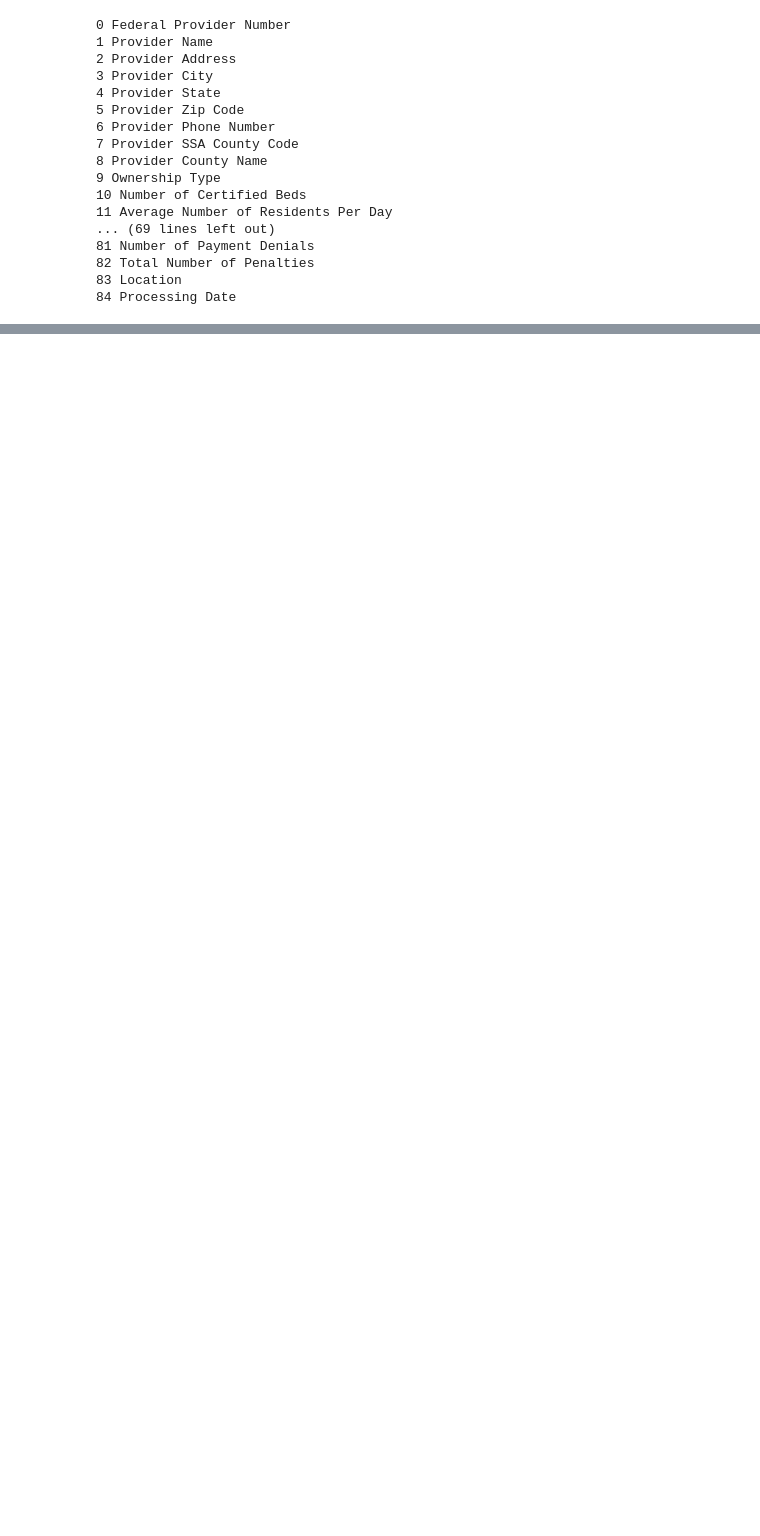
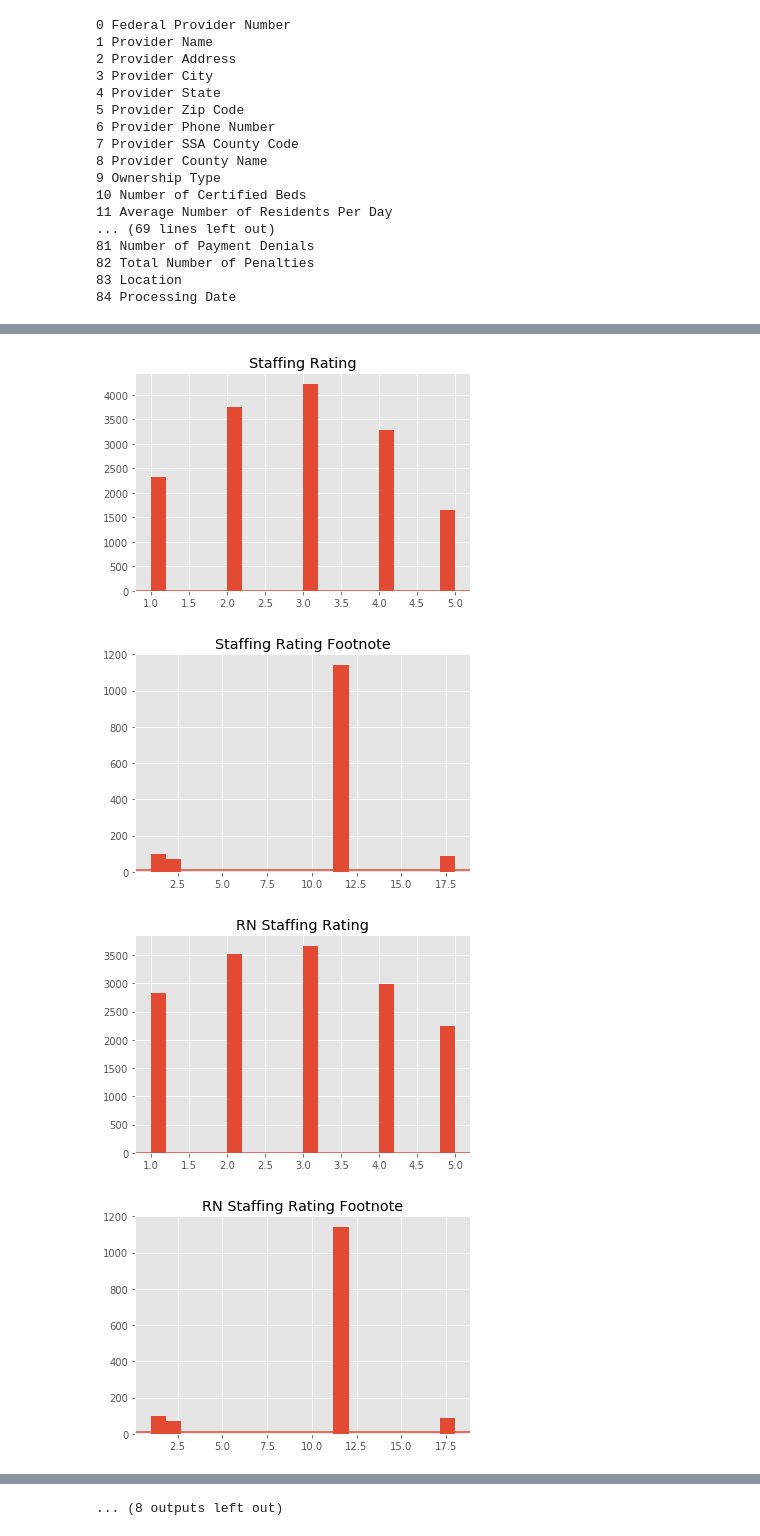
Before and after one commit to lbalido/nursing_homes, a Jupyter notebook: nursing_home.ipynb, the cells around one changed output, grey strips where cells are left out. Saved outputs shown, nothing was run; the diff lists cells and outputs as text; code cells hidden in the pictures; blank space fills up the shorter version.

```diff
--- a/nursing_home.ipynb
+++ b/nursing_home.ipynb
@@ -1,4 +12,3 @@
 # %%
-import pandas as pd
-
-nursing_home_import = pd.read_csv('Provider_Info.csv')
+df_import = pd.read_csv('Provider_Info.csv')
+df_import.head(1)
@@ -52,0 +68,21 @@ nursing_home_2.head(2)
+# %%
+#Create a new database with only staffing features
+
+staffing_cols = [i for i in list(df_import.columns) if 'Staffing' in i]
+#print(staffing_cols)
+staffing_df = df_import.loc[:,  df_import.columns.isin(staffing_cols)]
+
+staffing_df.head(1)
+
+#Histogram of all staffing columns
+for i in staffing_cols:
+    cols = staffing_df[i]
+    fig, ax = plt.subplots()
+    ax.set_title(i)
+    ax.hist(cols, bins=20)
+    ax.axhline(np.mean(cols))
+# %% [output]
+[figure, added]
+[figure, added]
+[figure, added]
+[figure, added]
@@ -52,0 +97 @@ nursing_home_2.head(2)
+... (8 outputs left out)
```
Also changed, not shown: parts of 30 cells of this notebook.
